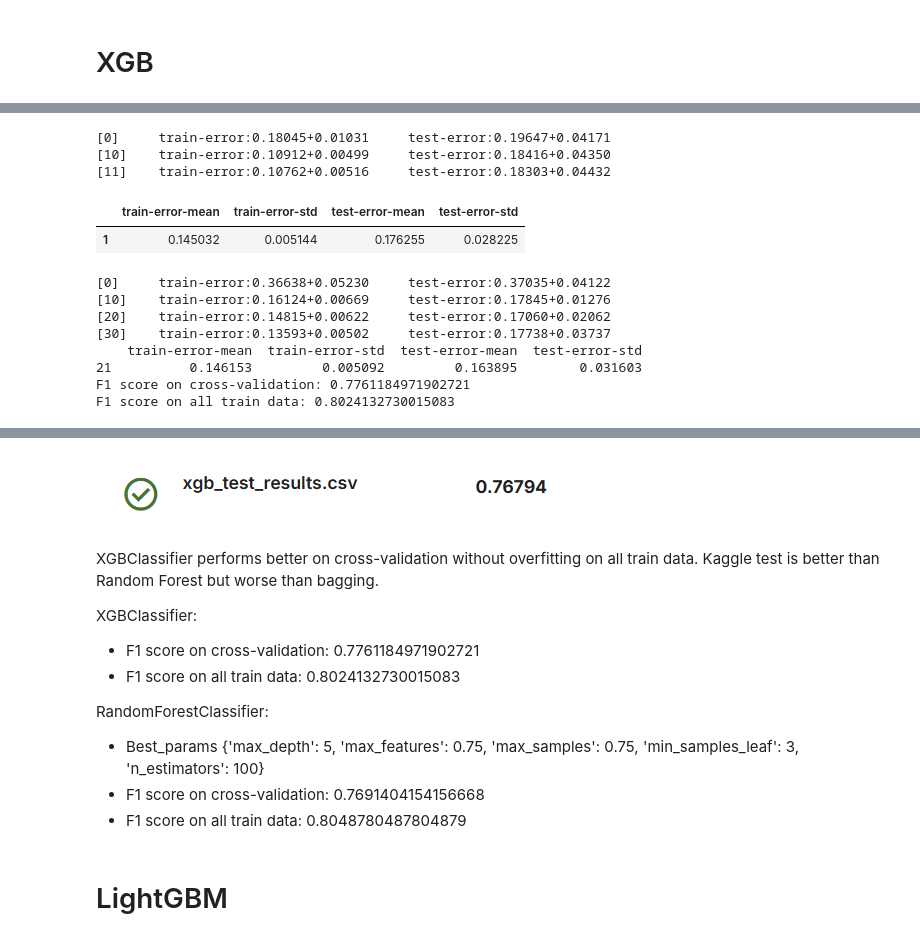
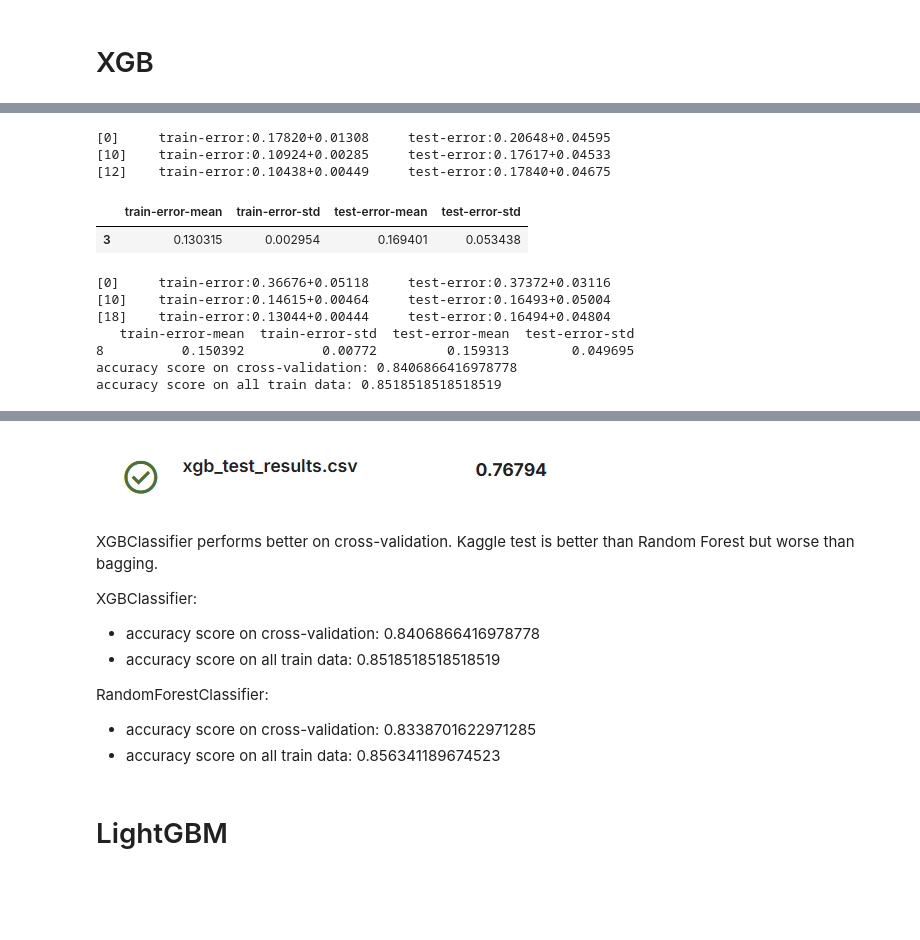
Before and after one commit to VladGnatiuk/projector_ml6, a Jupyter notebook: _vg/homeworks/homework 06. Prjctr HW8. Boosting.v3.ipynb, the cells around one changed output, grey strips where cells are left out. Cells and saved outputs as stored; diff of their text form; code cells hidden in the pictures; blank space fills up the shorter version.

```diff
--- a/_vg/homeworks/homework 06. Prjctr HW8. Boosting.v3.ipynb
+++ b/_vg/homeworks/homework 06. Prjctr HW8. Boosting.v3.ipynb
@@ -141,23 +123,23 @@ feature_names
  'remainder__is_zero_price',
  'remainder__family_size']
 # %%
-cv = StratifiedKFold(n_splits=10, shuffle=True, random_state=42)
-scoring = make_scorer(f1_score)
+cv = StratifiedKFold(n_splits=10, shuffle=True, random_state=1)
+scoring = make_scorer(accuracy_score)
 
 parameters1 = {
     "objective": "binary:logistic",
     "eval_metric": "error",
     "nthread": -1,
 }
 
 results1 = xgb.cv(parameters1, xgb_train, folds=cv,num_boost_round=1000, early_stopping_rounds=10, verbose_eval=10)
 results1[-1:]
 # %% [output]
-[0]     train-error:0.18045+0.01031     test-error:0.19647+0.04171
-[10]    train-error:0.10912+0.00499     test-error:0.18416+0.04350
-[11]    train-error:0.10762+0.00516     test-error:0.18303+0.04432
+[0]     train-error:0.17820+0.01308     test-error:0.20648+0.04595
+[10]    train-error:0.10924+0.00285     test-error:0.17617+0.04533
+[12]    train-error:0.10438+0.00449     test-error:0.17840+0.04675
 |  | train-error-mean | train-error-std | test-error-mean | test-error-std |
-| 1 | 0.145032 | 0.005144 | 0.176255 | 0.028225 |
+| 3 | 0.130315 | 0.002954 | 0.169401 | 0.053438 |
 # %%
 parameters2 = {
     "objective": "binary:logistic",
@@ -166,34 +148,31 @@ parameters2 = {
     "nthread": -1,
 
     #"max_leaves": 30,
-    "max_depth": 3,
+    "max_depth": 4,
     "subsample": 1,
-    "colsample_bytree": 0.6,
-
-    "reg_alpha": 0.1,
+    "colsample_bytree": 0.8,
 }
 
 results2 = xgb.cv(parameters2, xgb_train, folds=cv,num_boost_round=1000, early_stopping_rounds=10, verbose_eval=10)
 print(results2[-1:])
 
-# Get F1 score to compare to the previous models' results
+# Get accuracy score to compare to the previous models' results
 xgbClassifier = xgb.XGBClassifier(random_state=0, **parameters2, n_estimators= results2.shape[0])
 cv_results_xgb = cross_val_score(xgbClassifier, train_X_preprocessed, train_y, cv=cv, scoring=scoring)
-print(f'F1 score on cross-validation: {cv_results_xgb.mean()}')
+print(f'accuracy score on cross-validation: {cv_results_xgb.mean()}')
 
 bst1 = xgb.train(parameters2, xgb_train, num_boost_round=results2.shape[0])
 bst1_train_y_predict = (bst1.predict(xgb_train) >= 0.5).astype(int)
-bst1_train_score = f1_score(bst1_train_y_predict, np.array(train_y))
-print(f'F1 score on all train data: {bst1_train_score}')
+bst1_train_score = accuracy_score(bst1_train_y_predict, np.array(train_y))
+print(f'accuracy score on all train data: {bst1_train_score}')
 # %% [output]
-[0]     train-error:0.36638+0.05230     test-error:0.37035+0.04122
-[10]    train-error:0.16124+0.00669     test-error:0.17845+0.01276
-[20]    train-error:0.14815+0.00622     test-error:0.17060+0.02062
-[30]    train-error:0.13593+0.00502     test-error:0.17738+0.03737
-    train-error-mean  train-error-std  test-error-mean  test-error-std
-21          0.146153         0.005092         0.163895        0.031603
-F1 score on cross-validation: 0.7761184971902721
-F1 score on all train data: 0.8024132730015083
+[0]     train-error:0.36676+0.05118     test-error:0.37372+0.03116
+[10]    train-error:0.14615+0.00464     test-error:0.16493+0.05004
+[18]    train-error:0.13044+0.00444     test-error:0.16494+0.04804
+   train-error-mean  train-error-std  test-error-mean  test-error-std
+8          0.150392          0.00772         0.159313        0.049695
+accuracy score on cross-validation: 0.8406866416978778
+accuracy score on all train data: 0.8518518518518519
 # %%
 xgbClassifier.get_params()
 # %% [output]
@@ -221,16 +200,15 @@ xgb_test_results2['Survived'].to_csv('xgb_test_results.csv', index=True)
 # %% [markdown]
 ![image-2.png](attachment:image-2.png)
 # %% [markdown]
-XGBClassifier performs better on cross-validation without overfitting on all train data. Kaggle test is better than Random Forest but worse than bagging.
+XGBClassifier performs better on cross-validation. Kaggle test is better than Random Forest but worse than bagging.
 
 XGBClassifier:
-- F1 score on cross-validation: 0.7761184971902721
-- F1 score on all train data: 0.8024132730015083
+- accuracy score on cross-validation: 0.8406866416978778
+- accuracy score on all train data: 0.8518518518518519
 
 RandomForestClassifier:
-- Best_params {'max_depth': 5, 'max_features': 0.75, 'max_samples': 0.75, 'min_samples_leaf': 3, 'n_estimators': 100}
-- F1 score on cross-validation: 0.7691404154156668
-- F1 score on all train data: 0.8048780487804879
+- accuracy score on cross-validation: 0.8338701622971285
+- accuracy score on all train data: 0.856341189674523
 # %% [markdown]
 # LightGBM
 # %% [markdown]
```
Also changed, not shown: parts of 17 cells of this notebook, 7 other files.
